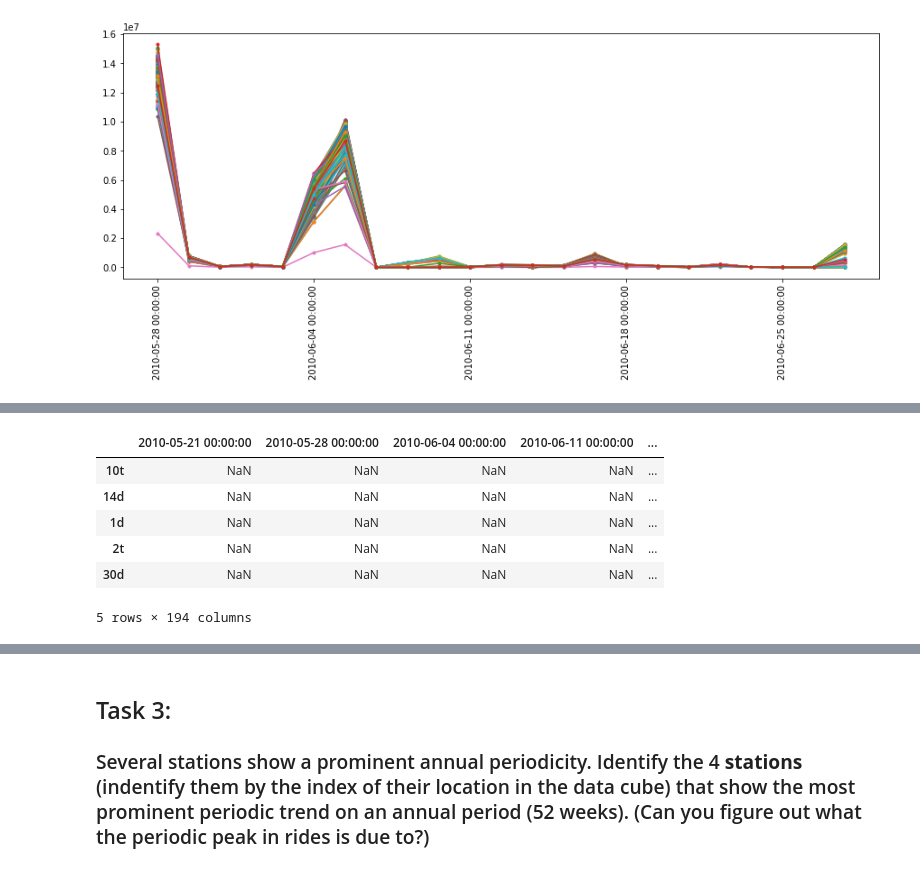
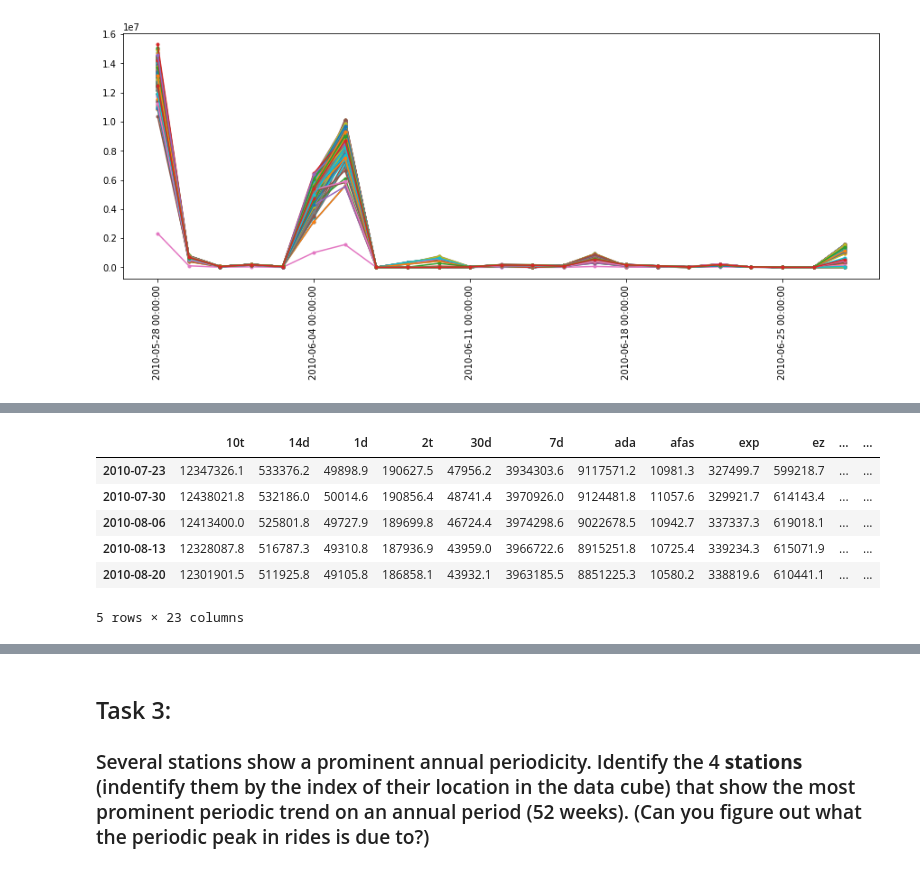
Before and after one commit to qiuyliu/PUI2017_uc288, a Jupyter notebook: HW10_uc288/HW10_Subway_TimeSeries.ipynb, the cells around one changed output, grey strips where cells are left out. Drawn from its saved outputs; the diff is of its cells as text; code cells hidden in the pictures.

```diff
--- a/HW10_uc288/HW10_Subway_TimeSeries.ipynb
+++ b/HW10_uc288/HW10_Subway_TimeSeries.ipynb
@@ -154,8 +154,8 @@ ax.set_xticklabels(dates, rotation=90);
 # %% [output]
 [figure]
 # %%
-dfCardType = pd.DataFrame(countPerCardType)
-dfCardType.columns = dates
+dfCardType = pd.DataFrame(countPerCardType.transpose())
+dfCardType.columns = ridetype
 # %%
 dfCardType.head()
 # %% [output]
@@ -169,4 +169,4 @@ dfCardType.head()
 # %%
-dfCardType.set_index(ridetype, inplace=True)
+dfCardType.set_index(dates, inplace=True)
 dfCardType.head()
 # %% [output]
@@ -185,12 +186,14 @@ dfCardType.plot()
 # %%
-cardType_rmean = dfCardType.rolling(center=False, axis=1, window=10).mean()
+cardType_rmean = dfCardType.rolling(center=False, axis=0, window=10).mean()
+# %%
+rmean_noNan = cardType_rmean.dropna(axis=0)
 # %%
-cardType_rmean.head()
+rmean_noNan.head()
 # %% [output]
-|  | 2010-05-21 00:00:00 | 2010-05-28 00:00:00 | 2010-06-04 00:00:00 | 2010-06-11 00:00:00 | ... |
-| 10t | NaN | NaN | NaN | NaN | ... |
-| 14d | NaN | NaN | NaN | NaN | ... |
-| 1d | NaN | NaN | NaN | NaN | ... |
-| 2t | NaN | NaN | NaN | NaN | ... |
-| 30d | NaN | NaN | NaN | NaN | ... |
+|  | 10t | 14d | 1d | 2t | 30d | 7d | ada | afas | exp | ez | ... | ... |
+| 2010-07-23 | 12347326.1 | 533376.2 | 49898.9 | 190627.5 | 47956.2 | 3934303.6 | 9117571.2 | 10981.3 | 327499.7 | 599218.7 | ... | ... |
+| 2010-07-30 | 12438021.8 | 532186.0 | 50014.6 | 190856.4 | 48741.4 | 3970926.0 | 9124481.8 | 11057.6 | 329921.7 | 614143.4 | ... | ... |
+| 2010-08-06 | 12413400.0 | 525801.8 | 49727.9 | 189699.8 | 46724.4 | 3974298.6 | 9022678.5 | 10942.7 | 337337.3 | 619018.1 | ... | ... |
+| 2010-08-13 | 12328087.8 | 516787.3 | 49310.8 | 187936.9 | 43959.0 | 3966722.6 | 8915251.8 | 10725.4 | 339234.3 | 615071.9 | ... | ... |
+| 2010-08-20 | 12301901.5 | 511925.8 | 49105.8 | 186858.1 | 43932.1 | 3963185.5 | 8851225.3 | 10580.2 | 338819.6 | 610441.1 | ... | ... |
-5 rows × 194 columns
+5 rows × 23 columns
```
Also changed, not shown: parts of 6 cells of this notebook.
